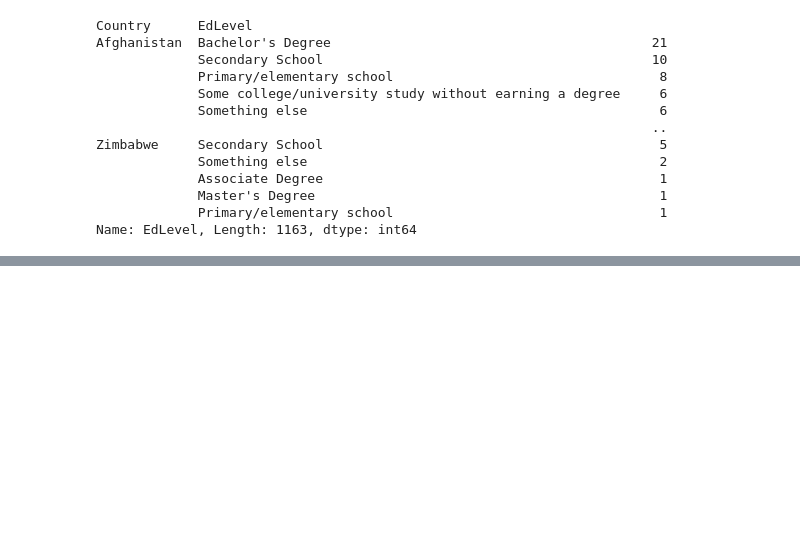
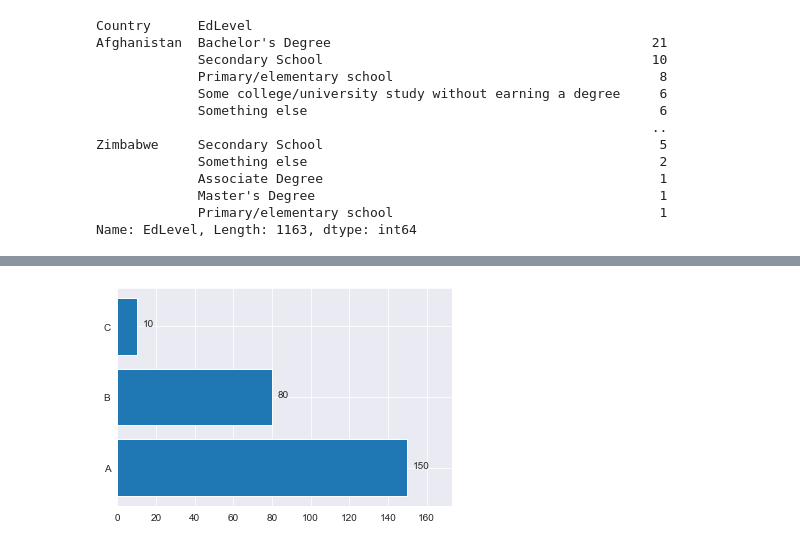
Before and after one commit to jean050422/Python-Portfolio-MJU, a Jupyter notebook: StackOverflowSurveyResultPortfolio2022.ipynb, the cells around one changed output, grey strips where cells are left out. Saved outputs shown, nothing was run; the diff lists cells and outputs as text; code cells hidden in the pictures; blank space fills up the shorter version.

```diff
--- a/StackOverflowSurveyResultPortfolio2022.ipynb
+++ b/StackOverflowSurveyResultPortfolio2022.ipynb
@@ -820,0 +944,20 @@ Text(0.5, 1.0, 'Education Level Count in Top 10 Countries')
+# %%
+import matplotlib.pyplot as plt
+
+
+labels = ['A', 'B', 'C']
+values = [150, 80, 10]
+
+
+fig, ax = plt.subplots()
+
+ax.barh(labels, values)
+
+for i, value in enumerate(values):
+    ax.text(value + 3, i, str(value))
+xmin, xmax = ax.get_xlim()
+ax.set_xlim(xmin, 1.1*xmax)
+
+plt.show()
+# %% [output]
+[figure, added]
```
Also changed, not shown: parts of 65 cells of this notebook.
